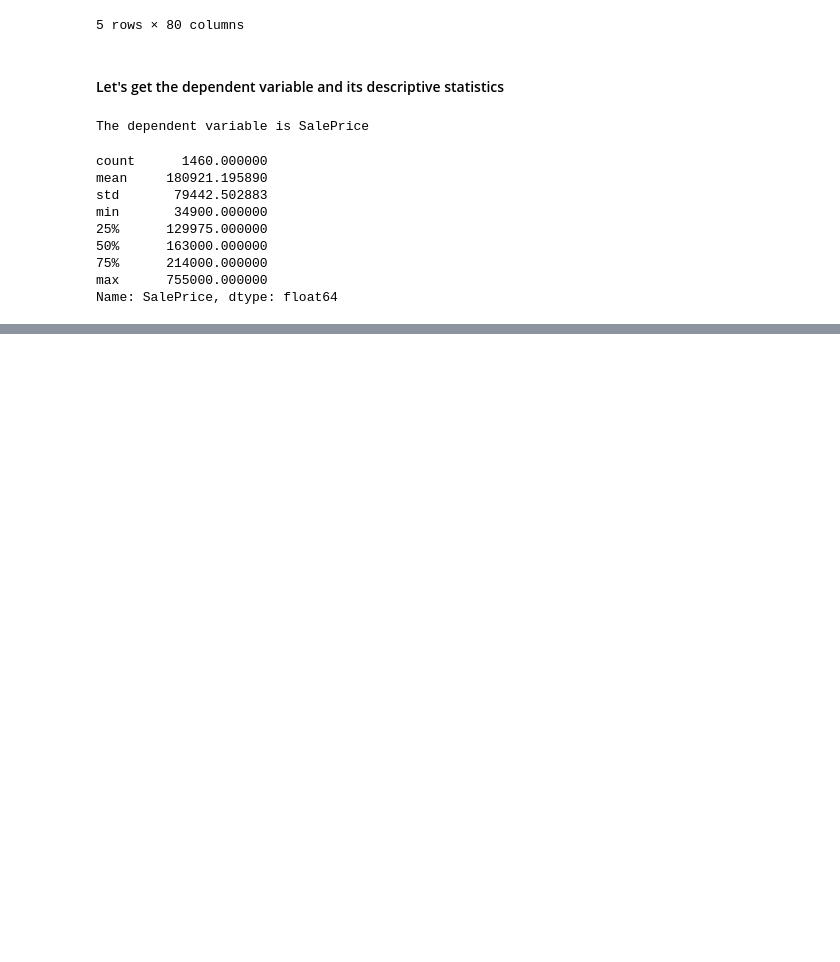
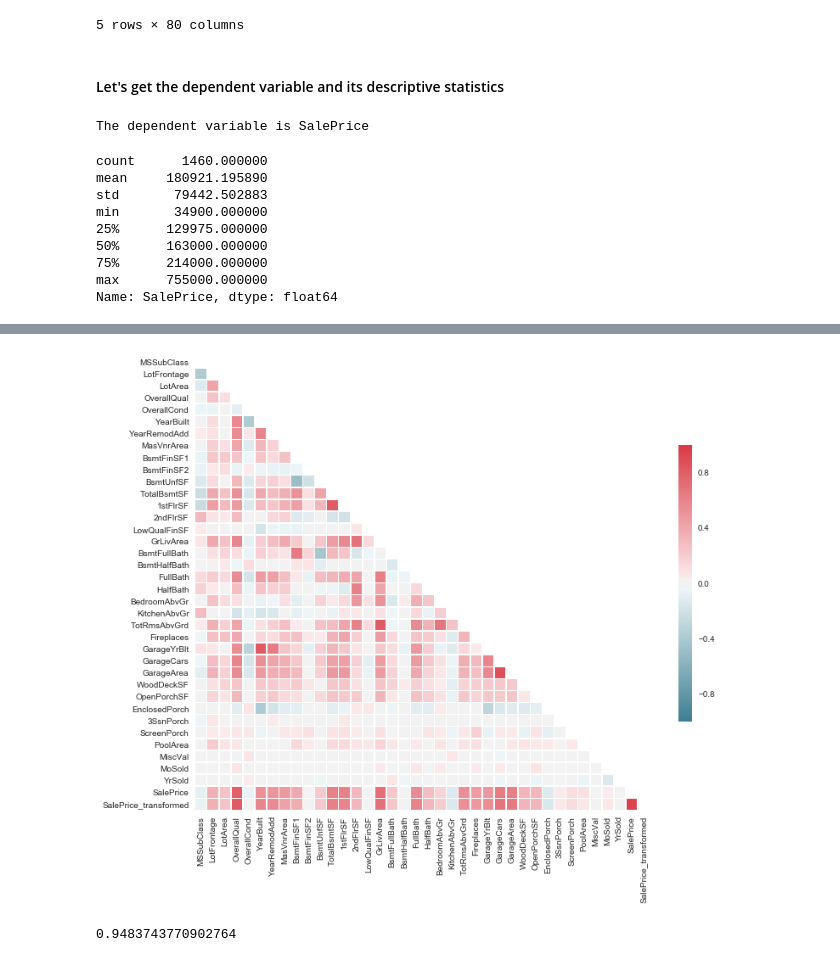
Before and after one commit to pradeep-krishnan/ML_regression_houseprice, a Jupyter notebook: houseprice.ipynb, the cells around one changed output, grey strips where cells are left out. Saved outputs shown, nothing was run; the diff lists cells and outputs as text; code cells hidden in the pictures; blank space fills up the shorter version.

```diff
--- a/houseprice.ipynb
+++ b/houseprice.ipynb
@@ -137,0 +124,25 @@ Dependent variable is: SalePrice
+# %%
+#Correlation among values
+#Finding correlation
+sns.set(style="white")
+train_corr = train.corr()
+
+mask = np.zeros_like(train_corr, dtype = np.bool)
+mask[np.triu_indices_from(mask)] = True
+f, ax = plt.subplots(figsize = (12,12))
+cmap = sns.diverging_palette(220, 10, as_cmap = True)
+
+sns.heatmap(train_corr, mask=mask, cmap=cmap, vmax=1, vmin = -1,
+            center=0, square=True, linewidths=.5, cbar_kws={"shrink": .5})
+
+plt.show()
+# %% [output]
+[figure, added]
+# %%
+#From the above correlation plot we see that OverallQual, TotalBsmtSF, 1stFlrSF, GrLivArea, GarageCars, GarageArea
+
+#train['SalePrice'].corr(train.loc[:,'GrLivArea'])
+train['SalePrice'].corr(train.iloc[:,80])
+#train.iloc[:,25]
+# %% [output]
+0.9483743770902764
```
Also changed, not shown: parts of 9 cells of this notebook.
